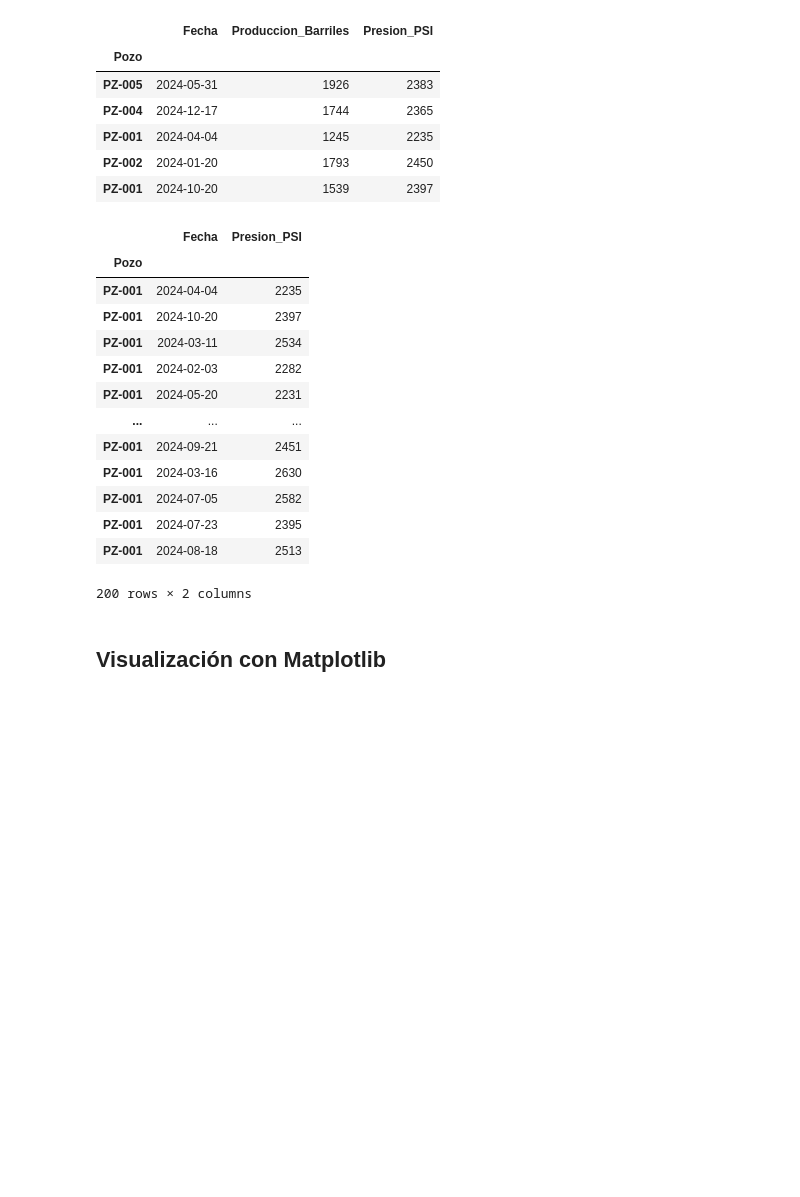
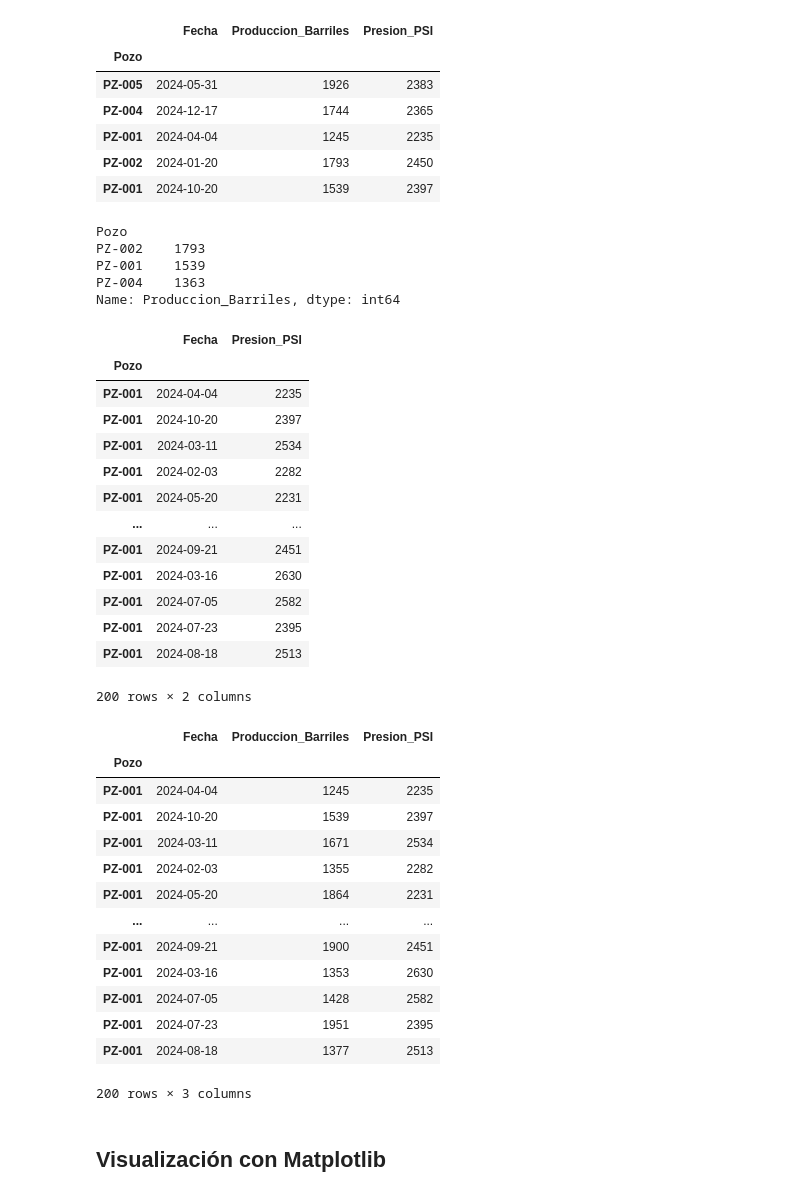
Before and after one commit to mornaeldernar/Repaso-python, a Jupyter notebook: repaso.ipynb, the cells around one changed output. Cells and saved outputs as stored; diff of their text form; code cells hidden in the pictures; blank space fills up the shorter version.

```diff
--- a/repaso.ipynb
+++ b/repaso.ipynb
@@ -271,9 +271,14 @@ df2.head()
 | PZ-002 | 2024-01-20 | 1793 | 2450 |
 | PZ-001 | 2024-10-20 | 1539 | 2397 |
 # %%
-df2.iloc[3:6]  # Selecciona filas 3 a 5
+print(df2.iloc[3:6,1])  # Selecciona filas 3 a 5
 df2.loc['PZ-001',['Fecha','Presion_PSI']]  # Selecciona la fila PZ-001 y las columnas Fecha y Produccion_Barriles
 # %% [output]
+Pozo
+PZ-002    1793
+PZ-001    1539
+PZ-004    1363
+Name: Produccion_Barriles, dtype: int64
 |  | Fecha | Presion_PSI |
 | Pozo |  |  |
 | PZ-001 | 2024-04-04 | 2235 |
@@ -287,6 +292,23 @@ df2.loc['PZ-001',['Fecha','Presion_PSI']]  # Selecciona la fila PZ-001 y las col
 | PZ-001 | 2024-07-05 | 2582 |
 | PZ-001 | 2024-07-23 | 2395 |
 | PZ-001 | 2024-08-18 | 2513 |
-200 rows × 2 columns
+200 rows × 2 columns
+# %%
+df2.loc['PZ-001','Fecha':'Presion_PSI']  # Selecciona filas PZ-001 a PZ-003 y las columnas Fecha y Produccion_Barriles
+# %% [output]
+|  | Fecha | Produccion_Barriles | Presion_PSI |
+| Pozo |  |  |  |
+| PZ-001 | 2024-04-04 | 1245 | 2235 |
+| PZ-001 | 2024-10-20 | 1539 | 2397 |
+| PZ-001 | 2024-03-11 | 1671 | 2534 |
+| PZ-001 | 2024-02-03 | 1355 | 2282 |
+| PZ-001 | 2024-05-20 | 1864 | 2231 |
+| ... | ... | ... | ... |
+| PZ-001 | 2024-09-21 | 1900 | 2451 |
+| PZ-001 | 2024-03-16 | 1353 | 2630 |
+| PZ-001 | 2024-07-05 | 1428 | 2582 |
+| PZ-001 | 2024-07-23 | 1951 | 2395 |
+| PZ-001 | 2024-08-18 | 1377 | 2513 |
+200 rows × 3 columns
 # %% [markdown]
 ## Visualización con Matplotlib
```
Also changed, not shown: parts of 2 cells of this notebook.
